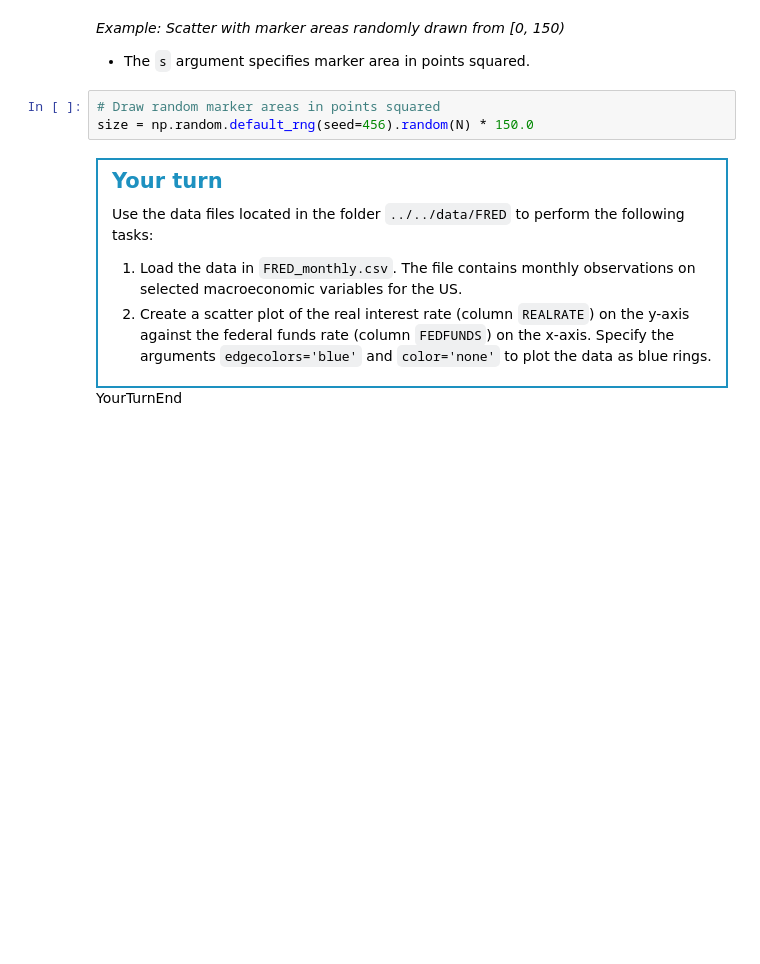
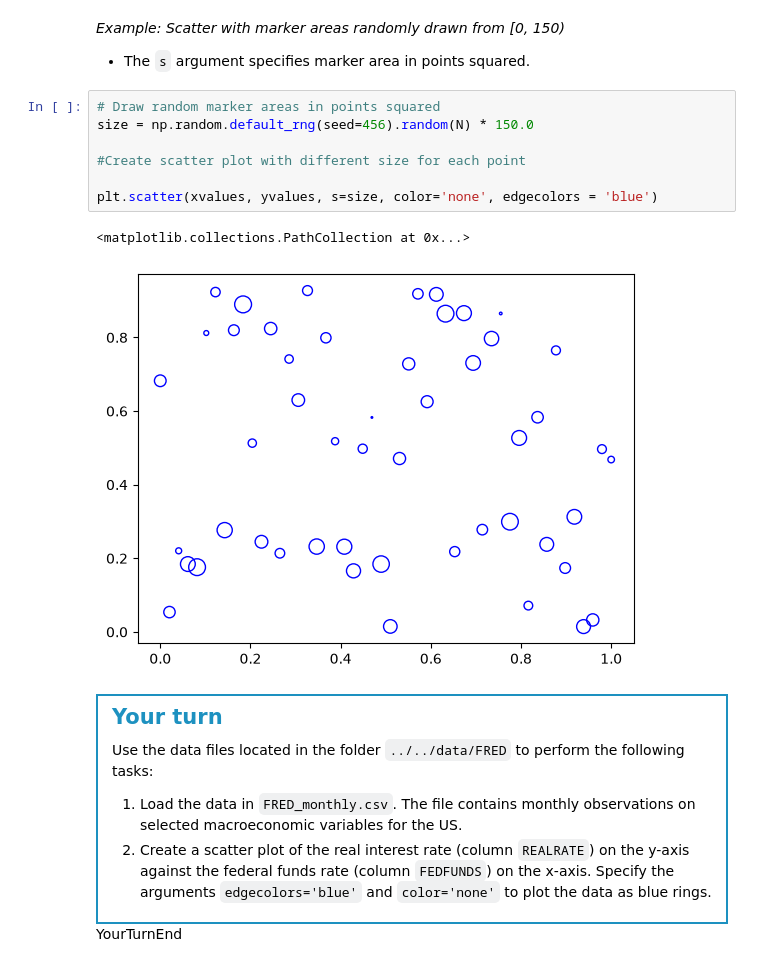
Before and after one commit to mariushemp/TECH2-H26, a Jupyter notebook: lectures/lecture3/lecture3-MHP.ipynb, the cells around one changed output. Cells and saved outputs as stored; diff of their text form; blank space fills up the shorter version.

```diff
--- a/lectures/lecture3/lecture3-MHP.ipynb
+++ b/lectures/lecture3/lecture3-MHP.ipynb
@@ -115,6 +144,13 @@ yvalues = np.random.default_rng(seed=123).random(N)
 # %%
 # Draw random marker areas in points squared
 size = np.random.default_rng(seed=456).random(N) * 150.0
+
+#Create scatter plot with different size for each point
+
+plt.scatter(xvalues, yvalues, s=size, color='none', edgecolors = 'blue')
+# %% [output]
+<matplotlib.collections.PathCollection at 0x...>
+[figure, added]
 # %% [markdown]
 <div style="padding: 0.8em 1em 0.5em 1em; border: 2pt solid #1d91c0;">
 <p style="font-weight: bold; font-size: 1.5em; color: #1d91c0;">Your turn</p>
```
Also changed, not shown: parts of 12 cells of this notebook.
